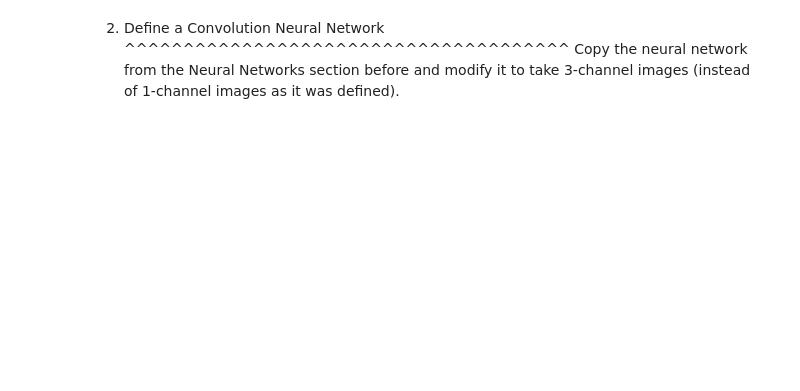
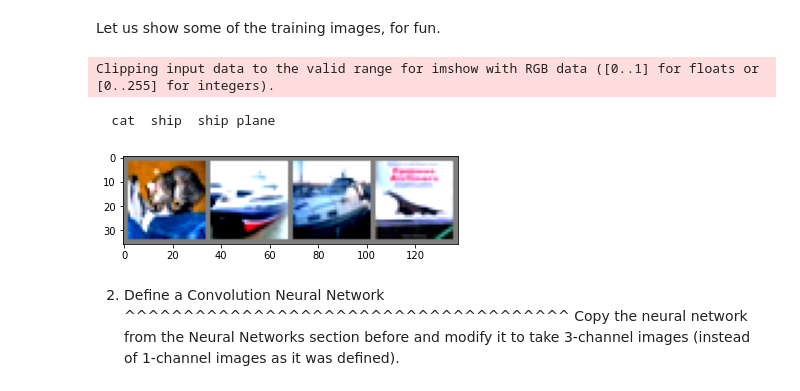
Before and after one commit to siddharthvij10/EVA6, a Jupyter notebook: Session7/model.ipynb, the cells around one changed output. Cells and saved outputs as stored; diff of their text form; code cells hidden in the pictures; blank space fills up the shorter version.

```diff
--- a/Session7/model.ipynb
+++ b/Session7/model.ipynb
@@ -31,0 +72,17 @@ Files already downloaded and verified
+# %%
+train_transform = A.Compose([
+    A.HorizontalFlip(),
+    A.ShiftScaleRotate(),
+    # A.coarseDropout (max_holes = 1, max_height=16, max_width=16, min_holes = 1, min_height=16, min_width=16, fill_value=0, mask_fill_value = None),
+    A.Normalize((0.4914, 0.4822, 0.4465), (0.2470, 0.2472, 0.2511)),
+    ToTensorV2(),
+])
+trainset = torchvision.datasets.CIFAR10(root='./data', train=True,download=True, transform=train_transform)
+trainloader = torch.utils.data.DataLoader(trainset, batch_size=4,shuffle=True, num_workers=2)
+
+transform = transforms.Compose([transforms.ToTensor(),transforms.Normalize((0.4914, 0.4822, 0.4465), (0.2470, 0.2472, 0.2511))])
+testset = torchvision.datasets.CIFAR10(root='./data', train=False,download=True, transform=transform)
+testloader = torch.utils.data.DataLoader(testset, batch_size=4,shuffle=False, num_workers=2)
+
+classes = ('plane', 'car', 'bird', 'cat',
+           'deer', 'dog', 'frog', 'horse', 'ship', 'truck')
@@ -31,0 +103,2 @@ Files already downloaded and verified
+# %% [markdown]
+Let us show some of the training images, for fun.
@@ -32,3 +152,27 @@ Files already downloaded and verified
+# %%
+import numpy as np
+
+# functions to show an image
+
+
+def imshow(img):
+    img = img / 2 + 0.5     # unnormalize
+    npimg = img.numpy()
+    plt.imshow(np.transpose(npimg, (1, 2, 0)))
+
+
+# get some random training images
+dataiter = iter(testloader)
+images, labels = dataiter.next()
+
+# show images
+imshow(torchvision.utils.make_grid(images))
+# print labels
+print(' '.join('%5s' % classes[labels[j]] for j in range(4)))
+# %% [output]
+Clipping input data to the valid range for imshow with RGB data ([0..1] for floats or [0..255] for integers).
+  cat  ship  ship plane
+[figure, added]
 # %% [markdown]
 2. Define a Convolution Neural Network
 ^^^^^^^^^^^^^^^^^^^^^^^^^^^^^^^^^^^^^^
```
Also changed, not shown: parts of 19 cells of this notebook.
